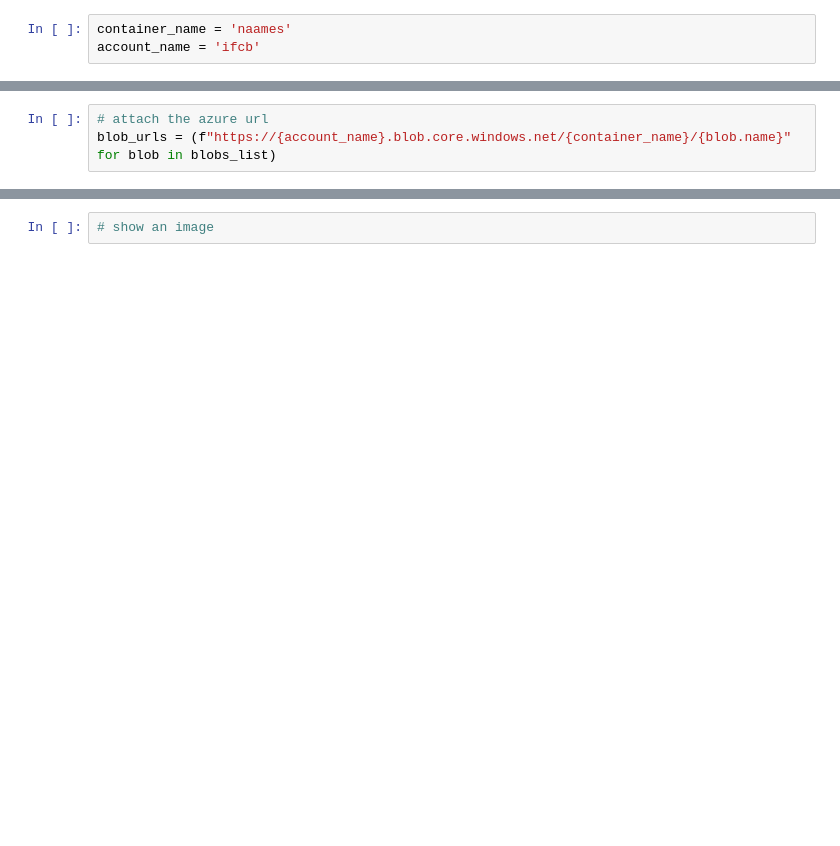
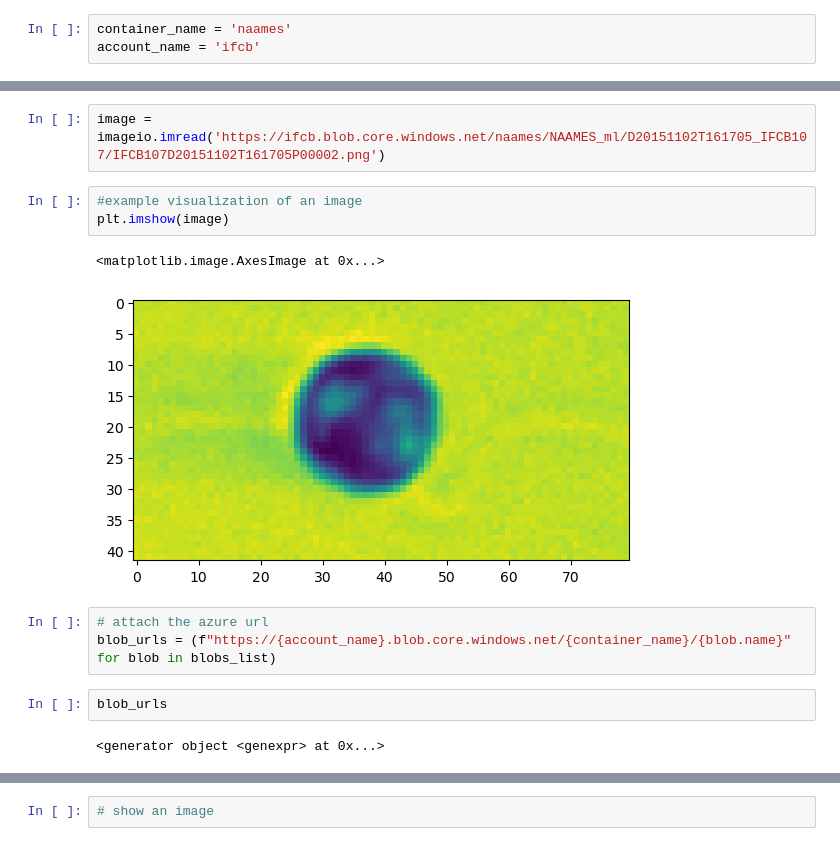
Before and after one commit to ifcb-utopia/ml-workflow, a Jupyter notebook: notebooks/AccessDataFromBlob.ipynb, the cells around one changed output, grey strips where cells are left out. Saved outputs shown, nothing was run; the diff lists cells and outputs as text; blank space fills up the shorter version.

Commit message:
clean up blob access notebook

```diff
--- a/notebooks/AccessDataFromBlob.ipynb
+++ b/notebooks/AccessDataFromBlob.ipynb
@@ -27,4 +53,16 @@ account_name = 'ifcb'
+# %%
+image = imageio.imread('https://ifcb.blob.core.windows.net/naames/NAAMES_ml/D20151102T161705_IFCB107/IFCB107D20151102T161705P00002.png')
+# %%
+#example visualization of an image
+plt.imshow(image)
+# %% [output]
+<matplotlib.image.AxesImage at 0x...>
+[figure, added]
 # %%
 # attach the azure url
 blob_urls = (f"https://{account_name}.blob.core.windows.net/{container_name}/{blob.name}" for blob in blobs_list)
+# %%
+blob_urls
+# %% [output]
+<generator object <genexpr> at 0x...>
 # %%
```
Also changed, not shown: parts of 15 cells of this notebook.
